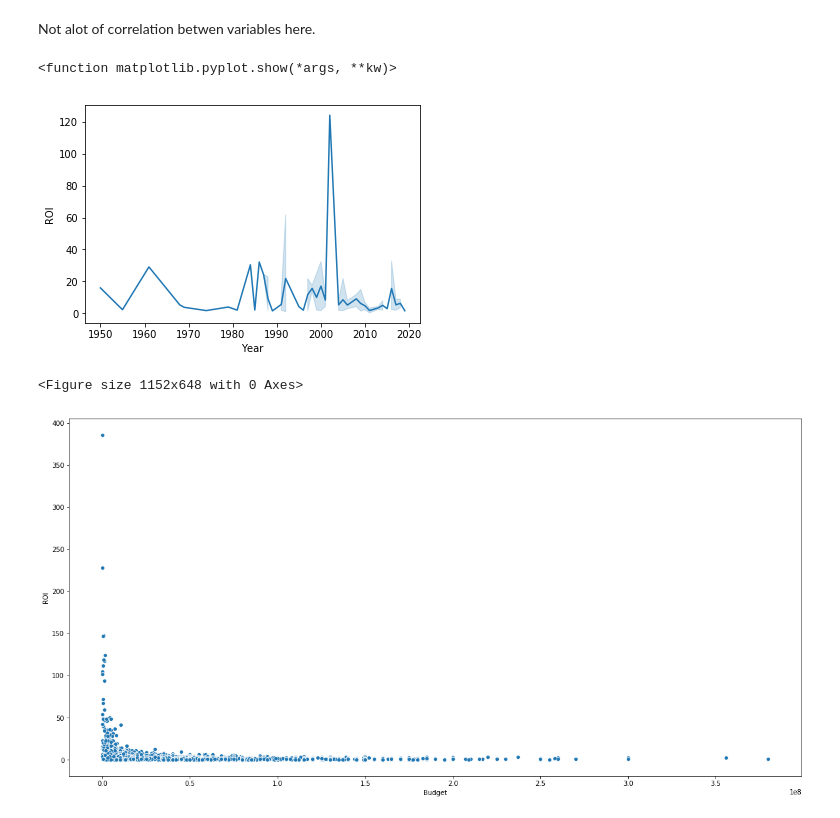
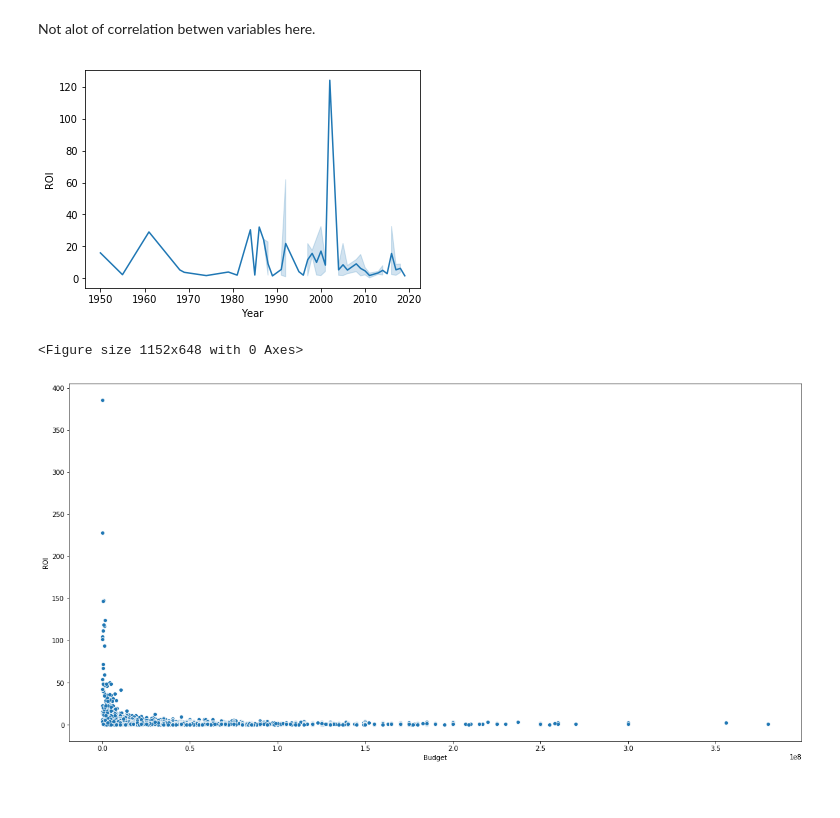
Before and after one commit to bellisor/DS051120-Mod1-Project-Brad-Kenny, a Jupyter notebook: Final Analysis and Visualization.ipynb, the cells around one changed output. Cells and saved outputs as stored; diff of their text form; code cells hidden in the pictures.

```diff
--- a/Final Analysis and Visualization.ipynb
+++ b/Final Analysis and Visualization.ipynb
@@ -131,13 +134,14 @@ Not alot of correlation betwen variables here.
 # %%
 yvalues = df_ROI['ROI'].groupby(df['Year']).mean()
 sns.lineplot(x = df['Year'], y = yvalues)
 
 fig = plt.figure(figsize = (16, 9))
-plt.show
+ax.set(title= 'ROI v Year')
+ax.title.set_size(30)
+plt.show()
 # %% [output]
+[figure]
-<function matplotlib.pyplot.show(*args, **kw)>
+<Figure size 1152x648 with 0 Axes>
-[figure]
-<Figure size 1152x648 with 0 Axes>
 # %%
 #Scatterplot of Budget vs ROI
 fig = plt.figure(figsize = (20,10))
```
Also changed, not shown: parts of 1 cell of this notebook, 2 other files.
